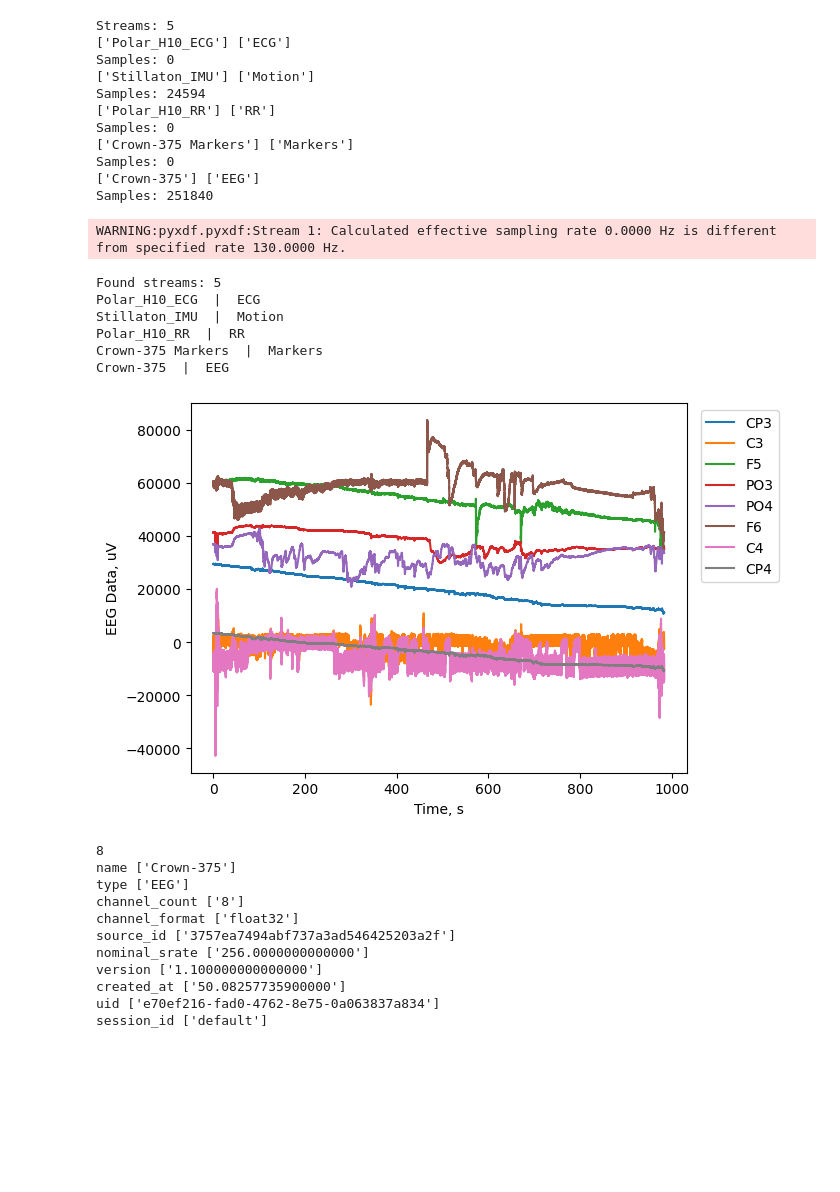
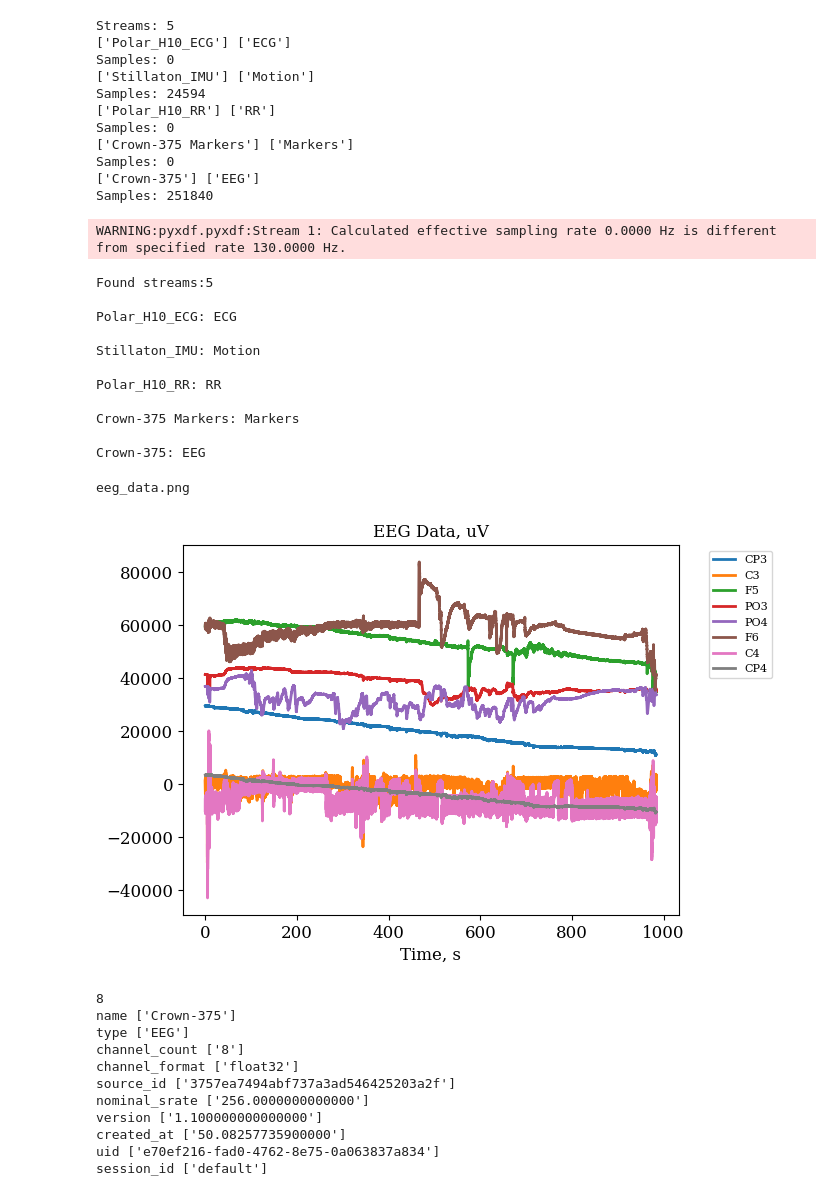
Before and after one commit to vadim-vic/EEG-IMU, a Jupyter notebook: data/EEG_IMU_xdf_LSL_LabStreamingLayer.ipynb, the cells around one changed output. Saved outputs shown, nothing was run; the diff lists cells and outputs as text; code cells hidden in the pictures; blank space fills up the shorter version.

```diff
--- a/data/EEG_IMU_xdf_LSL_LabStreamingLayer.ipynb
+++ b/data/EEG_IMU_xdf_LSL_LabStreamingLayer.ipynb
@@ -27,20 +29,36 @@ Samples: 0
 Samples: 0
 ['Crown-375'] ['EEG']
 Samples: 251840
+# %%
+fname = "eeg_imu_lsl.tex"
+with open(fname, "w") as f:
+    f.write(fname)
 # %%
 streams, header = pyxdf.load_xdf(file_path)
 
-print("Found streams:", len(streams))
+text = "Found streams:" + str(len(streams))
+print(text)
+with open(fname, "a") as f:
+    f.write(text)
+
 for s in streams:
-    print(s["info"]["name"][0], " | ", s["info"]["type"][0])
+  text = "\n" + s["info"]["name"][0]+ ": "+ s["info"]["type"][0]
+  print(text)
+  with open(fname, "a") as f:
+    f.write(text)
 # %% [output]
 WARNING:pyxdf.pyxdf:Stream 1: Calculated effective sampling rate 0.0000 Hz is different from specified rate 130.0000 Hz.
-Found streams: 5
-Polar_H10_ECG  |  ECG
-Stillaton_IMU  |  Motion
-Polar_H10_RR  |  RR
-Crown-375 Markers  |  Markers
-Crown-375  |  EEG
+Found streams:5
+
+Polar_H10_ECG: ECG
+
+Stillaton_IMU: Motion
+
+Polar_H10_RR: RR
+
+Crown-375 Markers: Markers
+
+Crown-375: EEG
 # %%
 # import pandas as pd
 
@@ -52,35 +70,53 @@ eeg_time = eeg_stream["time_stamps"]
 eeg_time = [t - eeg_time[0] for t in eeg_time]
 
 channels = [ch['label'][0] for ch in eeg_stream["info"]["desc"][0]['channels'][0]['channel']]
 
 channels = eeg_stream['info']['desc'][0]['channels'][0]['channel']
 
 # channel_names = [ch['label'][0] for ch in channels]
 
 #print(eeg_stream["info"]["desc"][0]["channels"][0].keys())
 #print(eeg_stream["info"]["desc"][0]["channels"][0]["channel"][0].keys())
 channel_names = []
 for ch in range(len(eeg_stream["info"]["desc"][0]["channels"][0]["channel"])):
   for key, value in eeg_stream["info"]["desc"][0]["channels"][0]["channel"][ch].items():
     #print(key, value)
     if key == "name":
       channel_names.append(value[0])
 #print(channel_names)
 
 #df_eeg = pd.DataFrame(eeg_data, columns=channels)
 #df_eeg['time'] = eeg_time
 #print(df_eeg.head())
 
 # plot the time on x-axis and 8 channels on y-axis
 import matplotlib.pyplot as plt
+plt.rcParams['font.family'] = 'DejaVu Serif'
+plt.rcParams['lines.linewidth'] = 2
+#plt.rcParams['lines.markersize'] = 12
+plt.rcParams['xtick.labelsize'] = 12#24
+plt.rcParams['ytick.labelsize'] = 12#24
+plt.rcParams['legend.fontsize'] = 8#24
+#plt.rcParams['axes.titlesize'] = 36.
+plt.rcParams['axes.labelsize'] = 12#24
+
+
 plt.plot(eeg_time, eeg_data)
 plt.xlabel('Time, s')
-plt.ylabel('EEG Data, uV')
+plt.title('EEG Data, uV')
 # put legend outside the plot
 plt.legend(channel_names, loc='upper right', bbox_to_anchor=(1.2, 1))
+
+fig_name = "eeg_data.png"
+plt.savefig(fig_name)
+text = "\n" + fig_name
+print(text)
+with open(fname, "a") as f:
+    f.write(text)
 plt.show()
 # %% [output]
+eeg_data.png
-[figure, old version]
+[figure, new version]
 # %%
 print(len(eeg_stream["info"]["desc"][0]["channels"][0]["channel"]))
 
```
Also changed, not shown: parts of 8 cells of this notebook.
